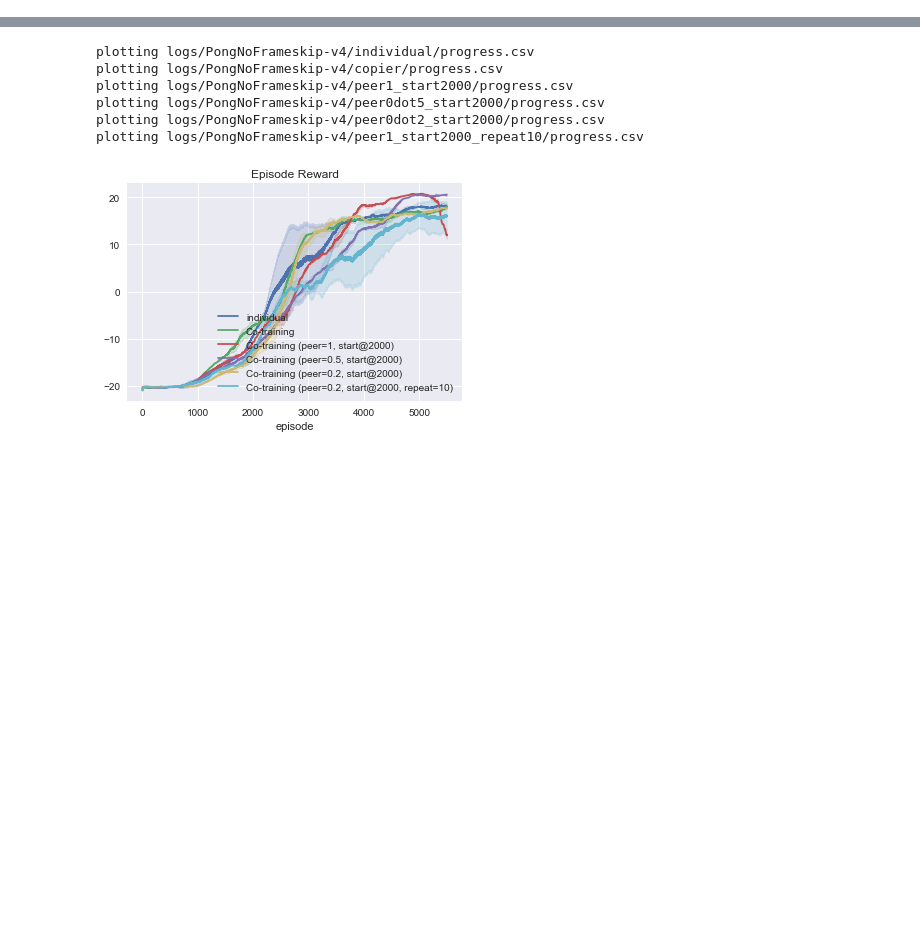
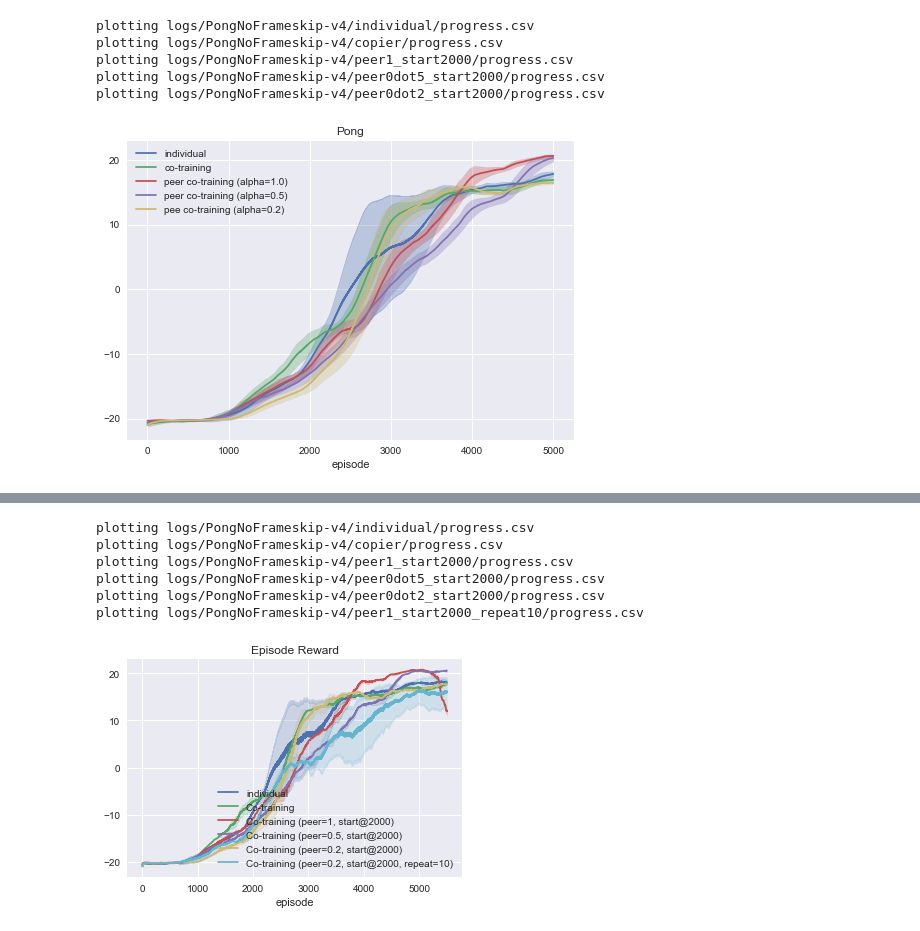
Before and after one commit to gohsyi/peer_bc_ct, a Jupyter notebook: plotter.ipynb, the cells around one changed output, grey strips where cells are left out. Drawn from its saved outputs; the diff is of its cells as text; code cells hidden in the pictures; blank space fills up the shorter version.

```diff
--- a/plotter.ipynb
+++ b/plotter.ipynb
@@ -63,3 +87,40 @@ def plot(*args, **kargs):
     for arg in args:
         plt.savefig(os.path.join(arg['path'], f'{kargs["column"]}.png'))
     plt.show()
+# %%
+plot(
+    {
+        'path': 'logs/PongNoFrameskip-v4/individual/',
+        'label': 'individual',
+    }, {
+        'path': 'logs/PongNoFrameskip-v4/copier/',
+        'label': 'co-training',
+    }, {
+    #     'path': 'logs/PongNoFrameskip-v4/peer1',
+    #     'label': 'Co-training (peer=1)',
+    # }, {
+#         'path': 'logs/PongNoFrameskip-v4/peer0dot5',
+#         'label': 'Co-training (alpha=0.5)',
+#     }, {
+    #     'path': 'logs/PongNoFrameskip-v4/peer1_decay',
+    #     'label': 'Co-training (peer=1, decay)',
+    # }, {
+        'path': 'logs/PongNoFrameskip-v4/peer1_start2000',
+        'label': 'peer co-training (alpha=1.0)',
+    }, {
+        'path': 'logs/PongNoFrameskip-v4/peer0dot5_start2000',
+        'label': 'peer co-training (alpha=0.5)',
+    }, {
+        'path': 'logs/PongNoFrameskip-v4/peer0dot2_start2000',
+        'label': 'pee co-training (alpha=0.2)',
+    },
+    column='ep_reward_mean', title='Pong', episodes=5000,
+    smooth=1, window=100, smooth_rate=0.01,
+)
+# %% [output]
+plotting logs/PongNoFrameskip-v4/individual/progress.csv
+plotting logs/PongNoFrameskip-v4/copier/progress.csv
+plotting logs/PongNoFrameskip-v4/peer1_start2000/progress.csv
+plotting logs/PongNoFrameskip-v4/peer0dot5_start2000/progress.csv
+plotting logs/PongNoFrameskip-v4/peer0dot2_start2000/progress.csv
+[figure, added]
```
Also changed, not shown: parts of 13 cells of this notebook, 2 other files.
